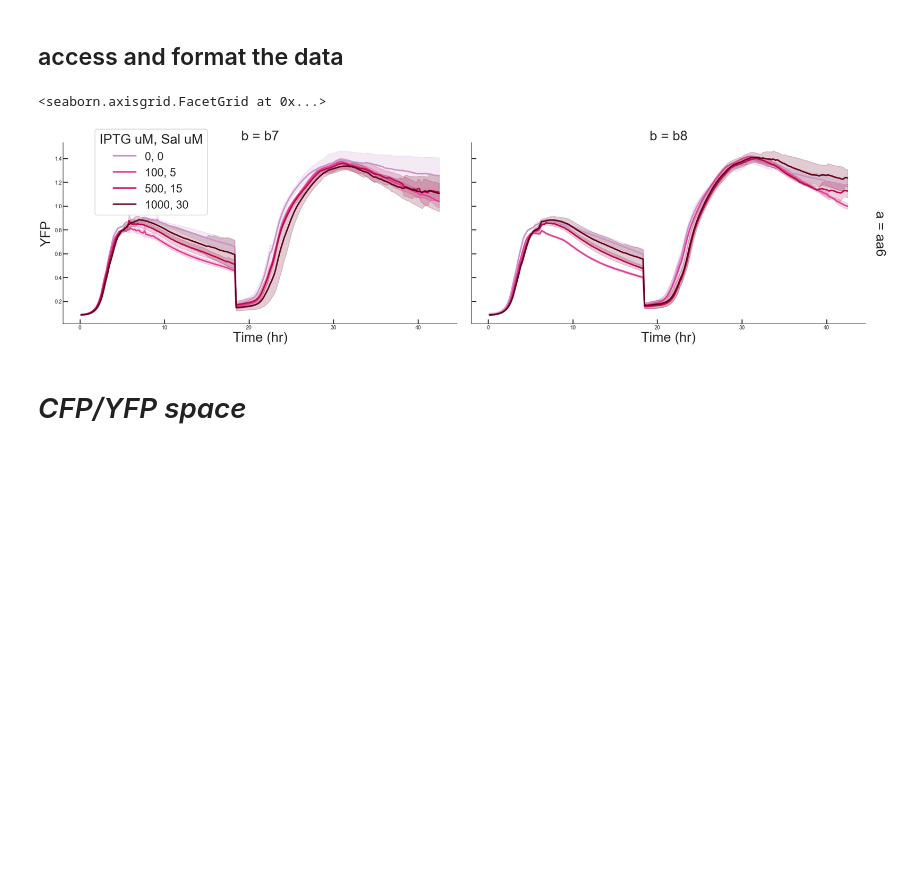
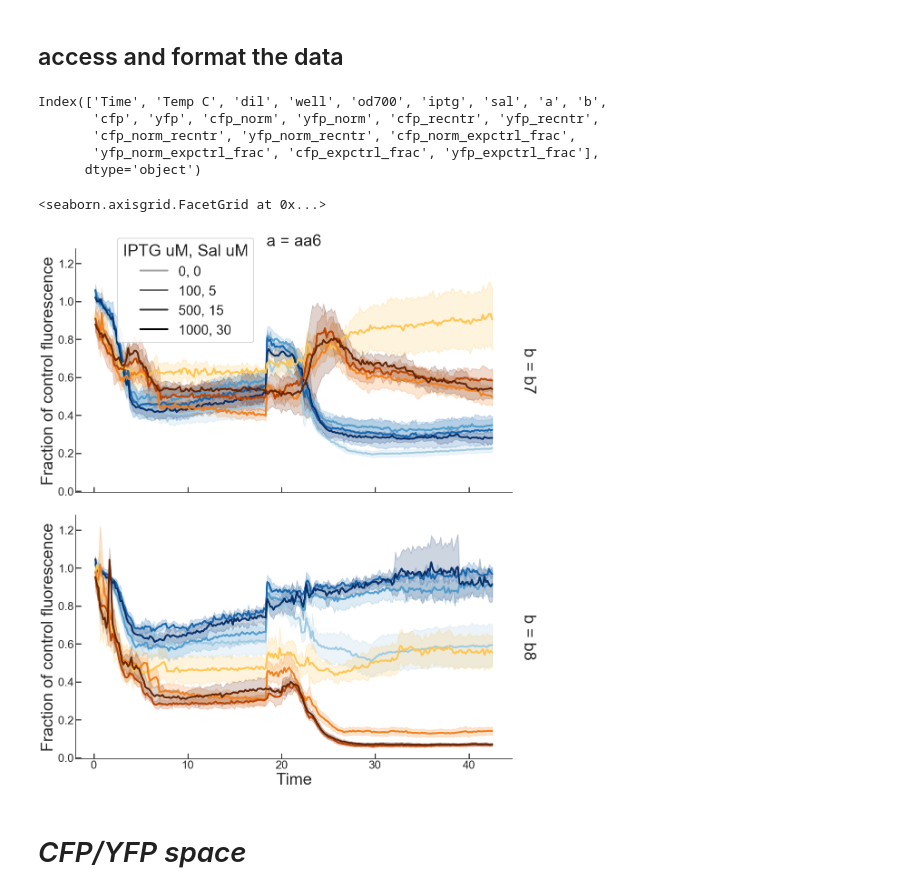
Before and after one commit to geezerbriefs/xpspython, a Jupyter notebook: biotek/plot A=B biotek data.ipynb, the cells around one changed output. Saved outputs shown, nothing was run; the diff lists cells and outputs as text; code cells hidden in the pictures; blank space fills up the shorter version.

Commit message:
modified time course facetgrid function to plot two differently paletted sets of lines on each axis, erased original code for simple single palette line plots on each axis in process, oops

```diff
--- a/biotek/plot A=B biotek data.ipynb
+++ b/biotek/plot A=B biotek data.ipynb
@@ -73,7 +76,7 @@ sheets_to_plot
 ## make relevant indices
 # %%
 #which data are we plotting
-data = sheets_to_plot[0]
+data = sheets_to_plot[-1]
 # %%
 #get the control ones
 ctrl = dd[data]['a'] == 'ctrl'
@@ -102,7 +105,15 @@ mix = ~no_a & ~no_b & ~ctrl & ~med
 df = dd[data].loc[mix]
 
 #having an issue where fluor values are being read as "object" rather than numbers
-df.loc[:,'value'] = df.loc[:, 'value'].astype(float)
+# df.loc[:,'value'] = df.loc[:, 'value'].astype(float)
+# %%
+df.columns
+# %% [output]
+Index(['Time', 'Temp C', 'dil', 'well', 'od700', 'iptg', 'sal', 'a', 'b',
+       'cfp', 'yfp', 'cfp_norm', 'yfp_norm', 'cfp_recntr', 'yfp_recntr',
+       'cfp_norm_recntr', 'yfp_norm_recntr', 'cfp_norm_expctrl_frac',
+       'yfp_norm_expctrl_frac', 'cfp_expctrl_frac', 'yfp_expctrl_frac'],
+      dtype='object')
 # %%
 all_sal_conc = np.unique(df['sal'])
 all_iptg_conc = np.unique(df['iptg'])
@@ -132,15 +147,46 @@ pal = {conc : color for conc,color in zip(ind_concs, clist)}
+# %%
+def custom_pal_lineplot (x, y, **kwargs):
+
+    #set the plotting to go to the current axis
+    #this is a requirement for using function in mapping to facetgrid
+    ax = plt.gca()
+
+    #remove the data from the kwargs (where facetgrid puts the data)
+    #and store it in this variable
+    data = kwargs.pop("data")
+
+    #get the passed palette out to get colors for color.
+    #facetgrid passes a label in the kwargs too which is whatever value of the "hue"
+    #param it is plotting at the moment
+    pal = kwargs.pop('palette')
+
+    #get the label out
+    label = kwargs.pop('label')
+
+
+    sns.lineplot(x=x, y=y, data=data, ci=kwargs['ci'], color=pal[label], linewidth=kwargs['linewidth'], ax=ax)
 # %%
-g = sns.FacetGrid(df, col='b', row='a', hue='iptg', palette=pal,
+g = sns.FacetGrid(df, col='a', row='b', hue='iptg',
                   height=9, aspect=1.8, margin_titles=True, legend_out=False)
 
+#set kws for the first set of lines
+kws = {'ci': 'sd', 'linewidth' : 4, 'palette' : pal['b']}
+g.map_dataframe(custom_pal_lineplot, "Time", "cfp_expctrl_frac", **kws)
 
-g.map(sns.lineplot, "Time", "value", ci='sd', linewidth=4)
+#set new kws for the second set of lines
+kws = {'ci': 'sd', 'linewidth' : 4, 'palette' : pal['y']}
+g.map_dataframe(custom_pal_lineplot, "Time", "yfp_expctrl_frac", **kws)
 
-g.fig.legend(labels=ind_labels, title='IPTG uM, Sal uM', fontsize='small', loc='upper right', bbox_to_anchor=(0.2, 0.92))
 
-g.set_titles("{col_name}")
-g.set_axis_labels('Time (hr)', "YFP")
+#create a custom legend
+proxy_lines = [mlines.Line2D([], [], color=pal['black'][i], linewidth=4) for i in ind_concs]
+
+g.fig.legend(handles=proxy_lines, labels=ind_labels + ind_labels, title='IPTG uM, Sal uM',
+             fontsize='small', bbox_to_anchor=(0.42, 0.95))
+
+
+g.set_axis_labels('Time', "Fraction of control fluorescence")
 # %% [output]
 <seaborn.axisgrid.FacetGrid at 0x...>
-[figure, old version]
+[figure, new version]
 # %%
```
Also changed, not shown: parts of 13 cells of this notebook.
